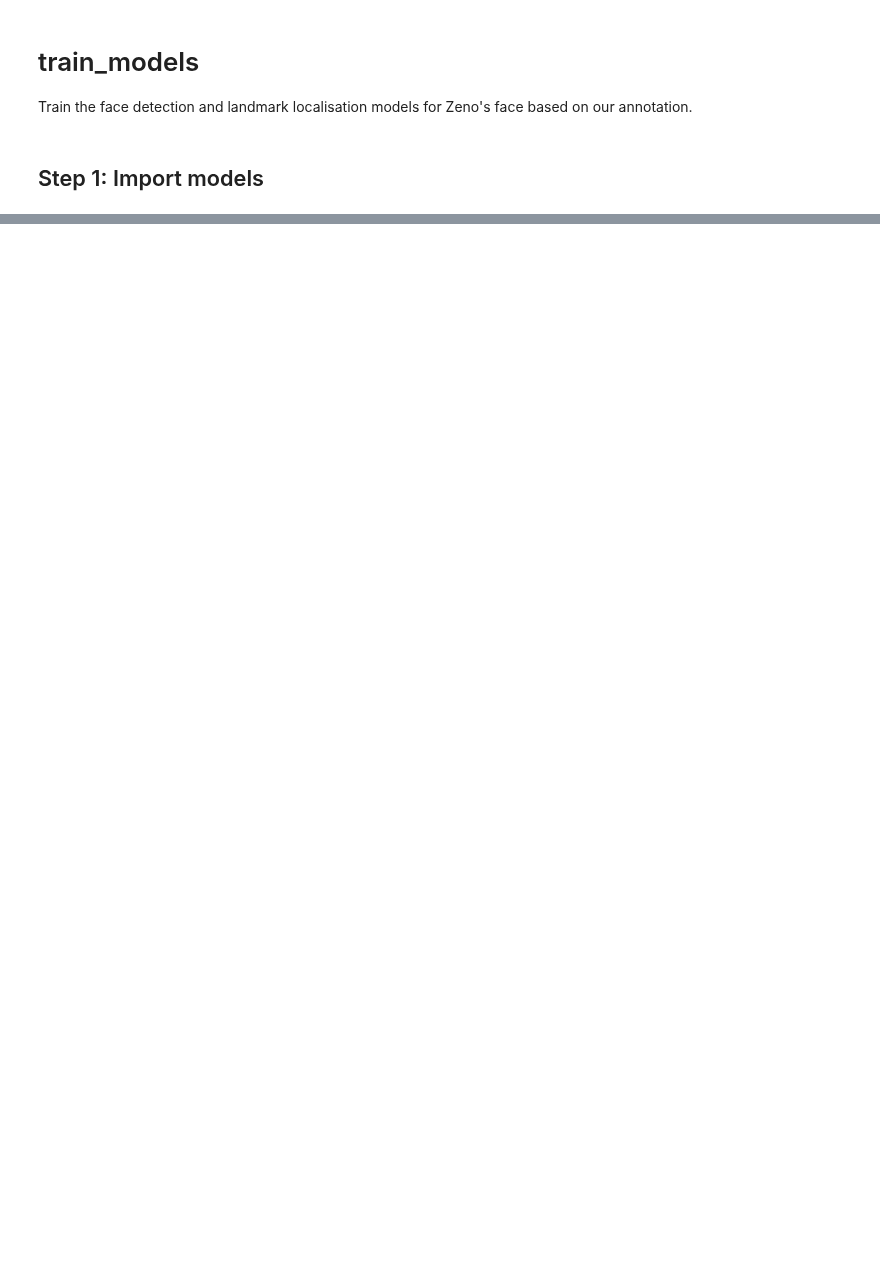
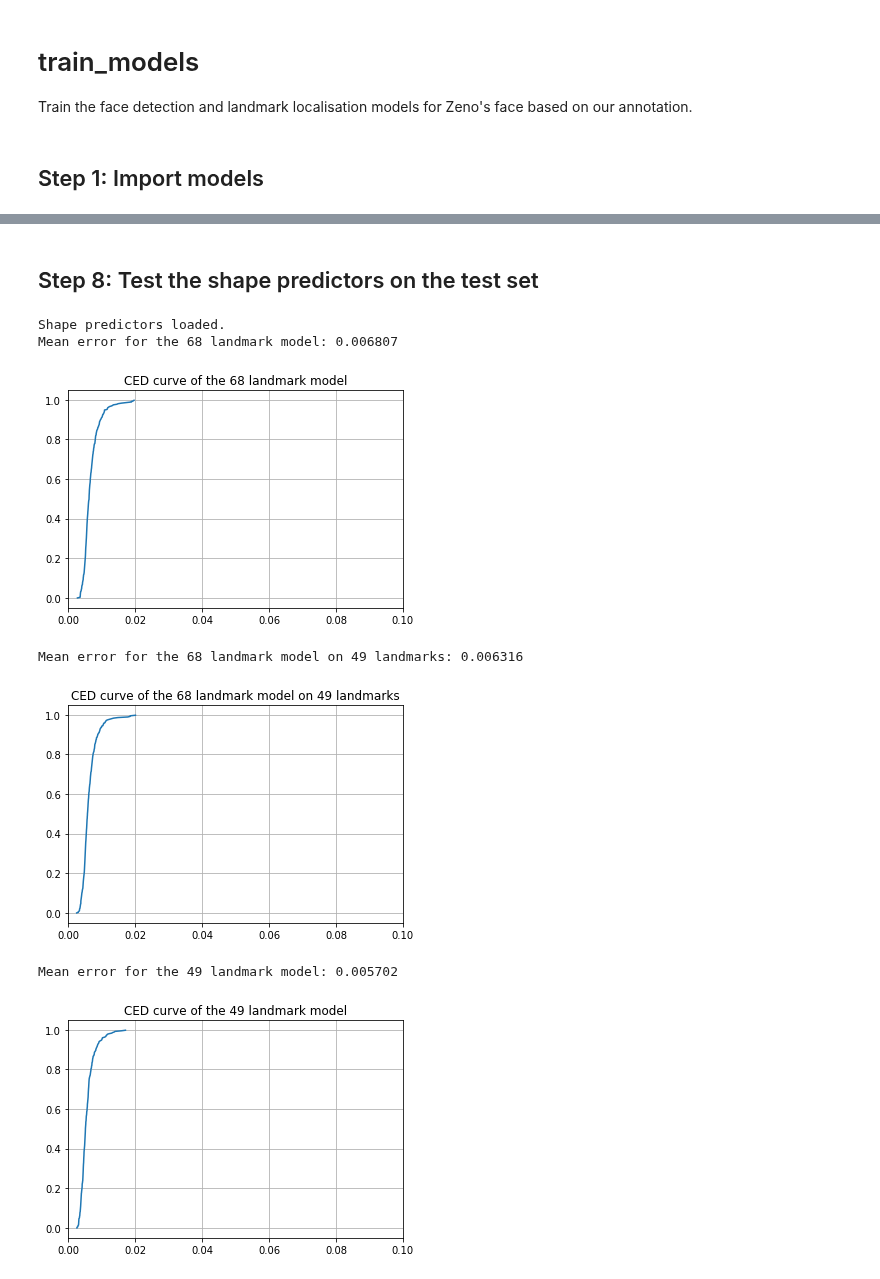
Before and after one commit to hhj1897/zeno_face_tracker, a Jupyter notebook: train_models.ipynb, the cells around one changed output, grey strips where cells are left out. Cells and saved outputs as stored; diff of their text form; code cells hidden in the pictures; blank space fills up the shorter version.

```diff
--- a/train_models.ipynb
+++ b/train_models.ipynb
@@ -290,0 +292,75 @@ UnicodeDecodeError: 'gbk' codec can't decode byte 0xe8 in position 17: illegal m
+# %% [markdown]
+## Step 8: Test the shape predictors on the test set
+# %%
+%matplotlib inline
+
+def calculate_error(groundtruth, prediction):
+    if groundtruth.shape[0] == 68:
+        interocular_distance = np.linalg.norm(groundtruth[45] - groundtruth[36])
+    elif groundtruth.shape[0] == 49:
+        interocular_distance = np.linalg.norm(groundtruth[28] - groundtruth[19])
+    else:
+        interocular_distance = 1.0
+    difference = prediction - groundtruth
+    return np.mean([np.linalg.norm(x) for x in difference]) / interocular_distance
+
+
+config.read('config.ini')
+suffixes = ['_68', '_49']
+shape_predictor_model_paths = [os.path.realpath(os.path.join(
+    './models', 'zeno_landmark_tracker' + suffix + '.model')) for suffix in suffixes]
+shape_predictors = [FaceTracker(model_path, os.path.realpath(config.get(
+    'facial_landmark_tracker', 'auxiliary_model_path'))) for model_path in shape_predictor_model_paths]
+for predictor in shape_predictors:
+    predictor.eye_iterations = 0
+    predictor.estimate_head_pose = False
+    predictor.failure_detection_interval = 0
+print('Shape predictors loaded.')
+
+# Test the predictors
+errors68 = []
+errors68_49 = []
+errors49 = []
+test_landmarks = [test_landmarks_68, test_landmarks_49]
+for predictor_idx, predictor in enumerate(shape_predictors):
+    for idx, image in enumerate(enhanced_test_images):
+        face_box = test_landmarks[predictor_idx][idx][0].rect
+        predictor.track(image, (face_box.left(), face_box.top(), face_box.width(), face_box.height()))
+        groundtruth = np.array([[pts.x for pts in test_landmarks[predictor_idx][idx][0].parts()],
+                                [pts.y for pts in test_landmarks[predictor_idx][idx][0].parts()]], dtype=float).T
+        prediction = predictor.facial_landmarks
+        error = calculate_error(groundtruth, prediction)
+        if predictor_idx == 0:
+            errors68.append(error)
+        else:
+            errors49.append(error)
+        if groundtruth.shape[0] == 68:
+            error49 = calculate_error(groundtruth[list(range(17, 60)) + list(range(61, 64)) + list(range(65, 68))],
+                                      prediction[list(range(17, 60)) + list(range(61, 64)) + list(range(65, 68))])
+            errors68_49.append(error49)
+print('Mean error for the 68 landmark model: %f' % np.mean(errors68))
+plt.plot(sorted(errors68), np.arange(len(errors68)) / float(len(errors68)))
+plt.title('CED curve of the 68 landmark model')
+plt.grid(which='both')
+plt.xlim(0.0, 0.1)
+plt.show()
+print('Mean error for the 68 landmark model on 49 landmarks: %f' % np.mean(errors68_49))
+plt.plot(sorted(errors68_49), np.arange(len(errors68_49)) / float(len(errors68_49)))
+plt.title('CED curve of the 68 landmark model on 49 landmarks')
+plt.grid(which='both')
+plt.xlim(0.0, 0.1)
+plt.show()
+print('Mean error for the 49 landmark model: %f' % np.mean(errors49))
+plt.plot(sorted(errors49), np.arange(len(errors49)) / float(len(errors49)))
+plt.title('CED curve of the 49 landmark model')
+plt.grid(which='both')
+plt.xlim(0.0, 0.1)
+plt.show()
+# %% [output]
+Shape predictors loaded.
+Mean error for the 68 landmark model: 0.006807
+[figure, added]
+Mean error for the 68 landmark model on 49 landmarks: 0.006316
+[figure, added]
+Mean error for the 49 landmark model: 0.005702
+[figure, added]
```
Also changed, not shown: parts of 45 cells of this notebook, 5 other files.
